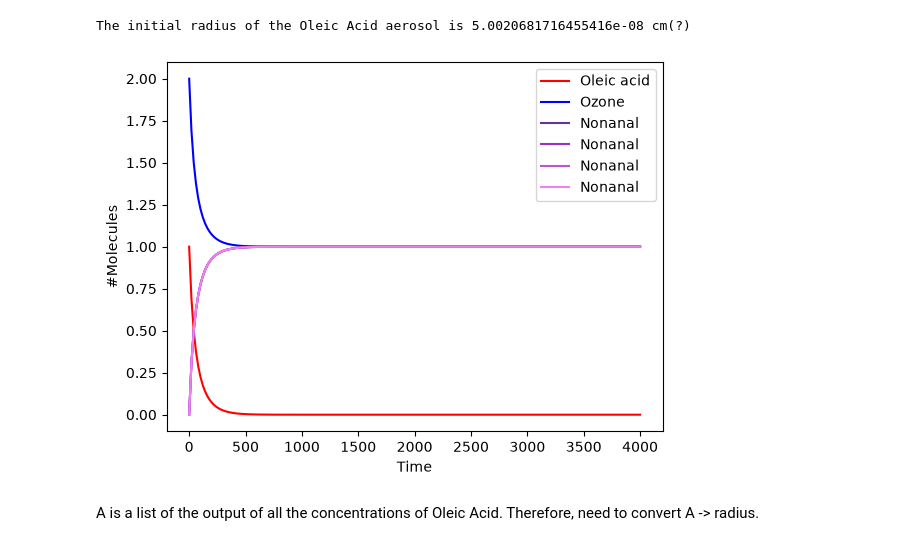
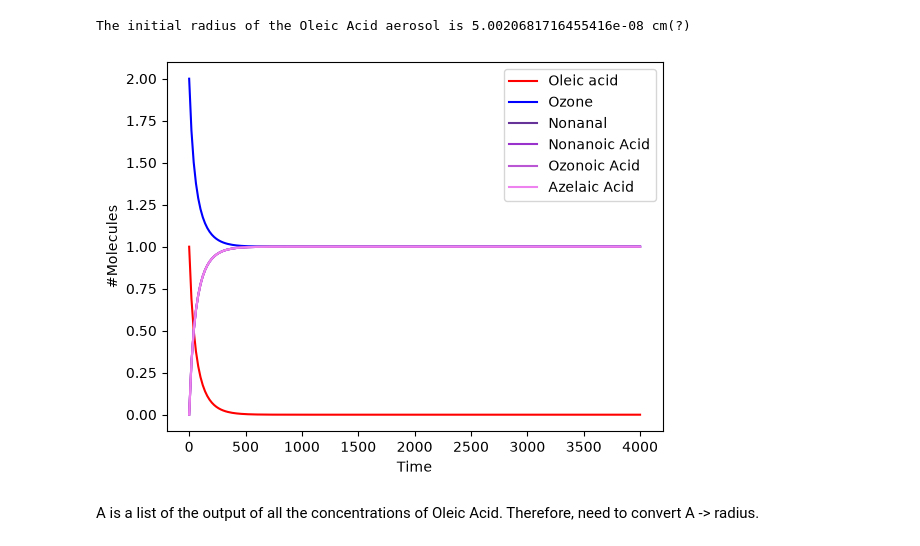
Before and after one commit to rosefernandesx/oleic_acid_model, a Jupyter notebook: adv_kin_model.ipynb, the cells around one changed output. Saved outputs shown, nothing was run; the diff lists cells and outputs as text; code cells hidden in the pictures.

```diff
--- a/adv_kin_model.ipynb
+++ b/adv_kin_model.ipynb
@@ -110,37 +110,37 @@ def second_order(t, y):
 
     rate1 = k1 * oleic * ozone
     rate2 = k2 * ozone * oleic
 
     doleic_dt = - rate1
     dozone_dt = - rate2
     dnonanal_dt = rate1
     dnonanoic_acid_dt = rate1
     dozonoic_acid_dt = rate1
     dazelaic_acid_dt = rate1
 
     return [doleic_dt, dozone_dt, dnonanal_dt, dnonanoic_acid_dt, dozonoic_acid_dt, dazelaic_acid_dt]
 
 sol = solve_ivp(second_order,
                 (0.0, t_end),
                 [A0, O30, nonanal0, nonanoic_acid0, ozonoic_acid0, azelaic_acid0],
                 t_eval = np.linspace(0, t_end, 200),
                 rtol=1e-8, atol=1e-10)
 
 t, A, O3, nonanal_, nonanoic_acid_, ozonoic_acid_, azelaic_acid_ = sol.t, sol.y[0], sol.y[1], sol.y[2], sol.y[3], sol.y[4], sol.y[5]
 
 # Plot concentrations over time
 plt.plot(t, A, label="Oleic acid", color ='r')
 plt.plot(t, O3, label="Ozone", color='b')
 plt.plot(t, nonanal_, label="Nonanal", color ='rebeccapurple')
-plt.plot(t, nonanoic_acid_, label="Nonanal", color ='darkorchid')
-plt.plot(t, ozonoic_acid_, label="Nonanal", color ='mediumorchid')
-plt.plot(t, azelaic_acid_, label="Nonanal", color ='violet')
+plt.plot(t, nonanoic_acid_, label="Nonanoic Acid", color ='darkorchid')
+plt.plot(t, ozonoic_acid_, label="Ozonoic Acid", color ='mediumorchid')
+plt.plot(t, azelaic_acid_, label="Azelaic Acid", color ='violet')
 plt.xlabel("Time")
 plt.ylabel("#Molecules")
 plt.legend()
 plt.show()
 # %% [output]
-[figure, old version]
+[figure, new version]
 # %% [markdown]
 A is a list of the output of all the concentrations of Oleic Acid. Therefore, need to convert A -> radius.
 # %%
```
